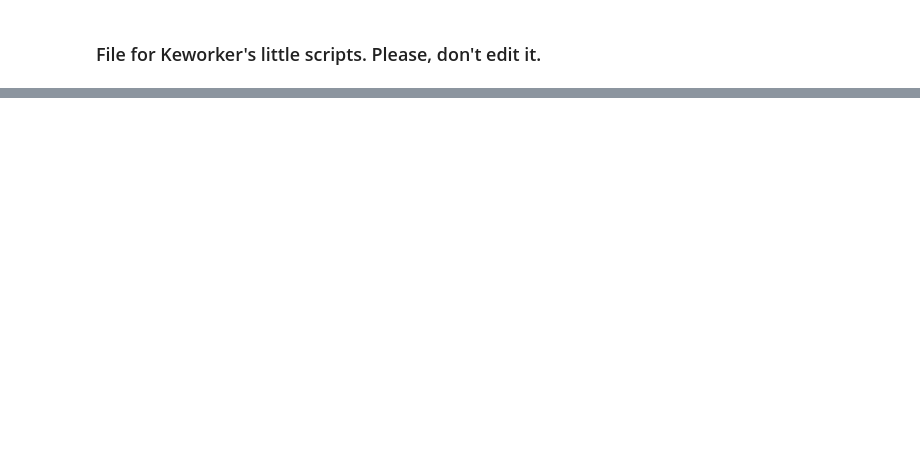
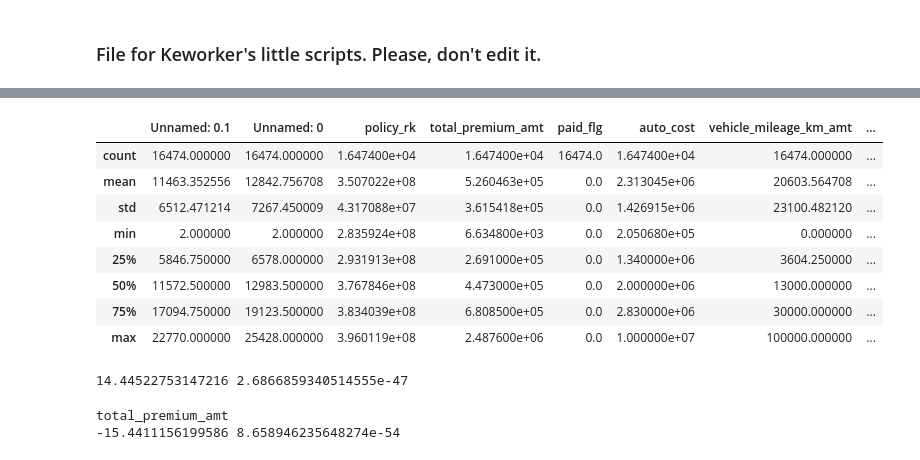
Before and after one commit to Keworker/Dano24, a Jupyter notebook: keworker.ipynb, the cells around one changed output, grey strips where cells are left out. Saved outputs shown, nothing was run; the diff lists cells and outputs as text; code cells hidden in the pictures; blank space fills up the shorter version.

```diff
--- a/keworker.ipynb
+++ b/keworker.ipynb
@@ -60,0 +136,12 @@ for s in ["vehicle_credit_flg"# "coverage", "repair_option", "repair_option", "r
+# %%
+unpaid.describe()
+# %% [output]
+|  | Unnamed: 0.1 | Unnamed: 0 | policy_rk | total_premium_amt | paid_flg | auto_cost | vehicle_mileage_km_amt | ... |
+| count | 16474.000000 | 16474.000000 | 1.647400e+04 | 1.647400e+04 | 16474.0 | 1.647400e+04 | 16474.000000 | ... |
+| mean | 11463.352556 | 12842.756708 | 3.507022e+08 | 5.260463e+05 | 0.0 | 2.313045e+06 | 20603.564708 | ... |
+| std | 6512.471214 | 7267.450009 | 4.317088e+07 | 3.615418e+05 | 0.0 | 1.426915e+06 | 23100.482120 | ... |
+| min | 2.000000 | 2.000000 | 2.835924e+08 | 6.634800e+03 | 0.0 | 2.050680e+05 | 0.000000 | ... |
+| 25% | 5846.750000 | 6578.000000 | 2.931913e+08 | 2.691000e+05 | 0.0 | 1.340000e+06 | 3604.250000 | ... |
+| 50% | 11572.500000 | 12983.500000 | 3.767846e+08 | 4.473000e+05 | 0.0 | 2.000000e+06 | 13000.000000 | ... |
+| 75% | 17094.750000 | 19123.500000 | 3.834039e+08 | 6.808500e+05 | 0.0 | 2.830000e+06 | 30000.000000 | ... |
+| max | 22770.000000 | 25428.000000 | 3.960119e+08 | 2.487600e+06 | 0.0 | 1.000000e+07 | 100000.000000 | ... |
@@ -60,0 +155,15 @@ for s in ["vehicle_credit_flg"# "coverage", "repair_option", "repair_option", "r
+# %%
+ztest, pval = stests.ztest(x1=paid["vehicle_new_flg"], x2=unpaid["vehicle_new_flg"], alternative="two-sided")
+print(ztest, pval)
+# %% [output]
+14.44522753147216 2.6866859340514555e-47
+# %%
+x1 = dataset[dataset["total_premium_amt"]>dataset["total_premium_amt"].mean()]["paid_flg"]
+x2 = dataset[dataset["total_premium_amt"]<=dataset["total_premium_amt"].mean()]["paid_flg"]
+
+ztest, pval = stests.ztest(x1=x1, x2=x2, alternative="two-sided")
+print("total_premium_amt")
+print(ztest, pval)
+# %% [output]
+total_premium_amt
+-15.4411156199586 8.658946235648274e-54
```
Also changed, not shown: parts of 13 cells of this notebook, 1 other file.
